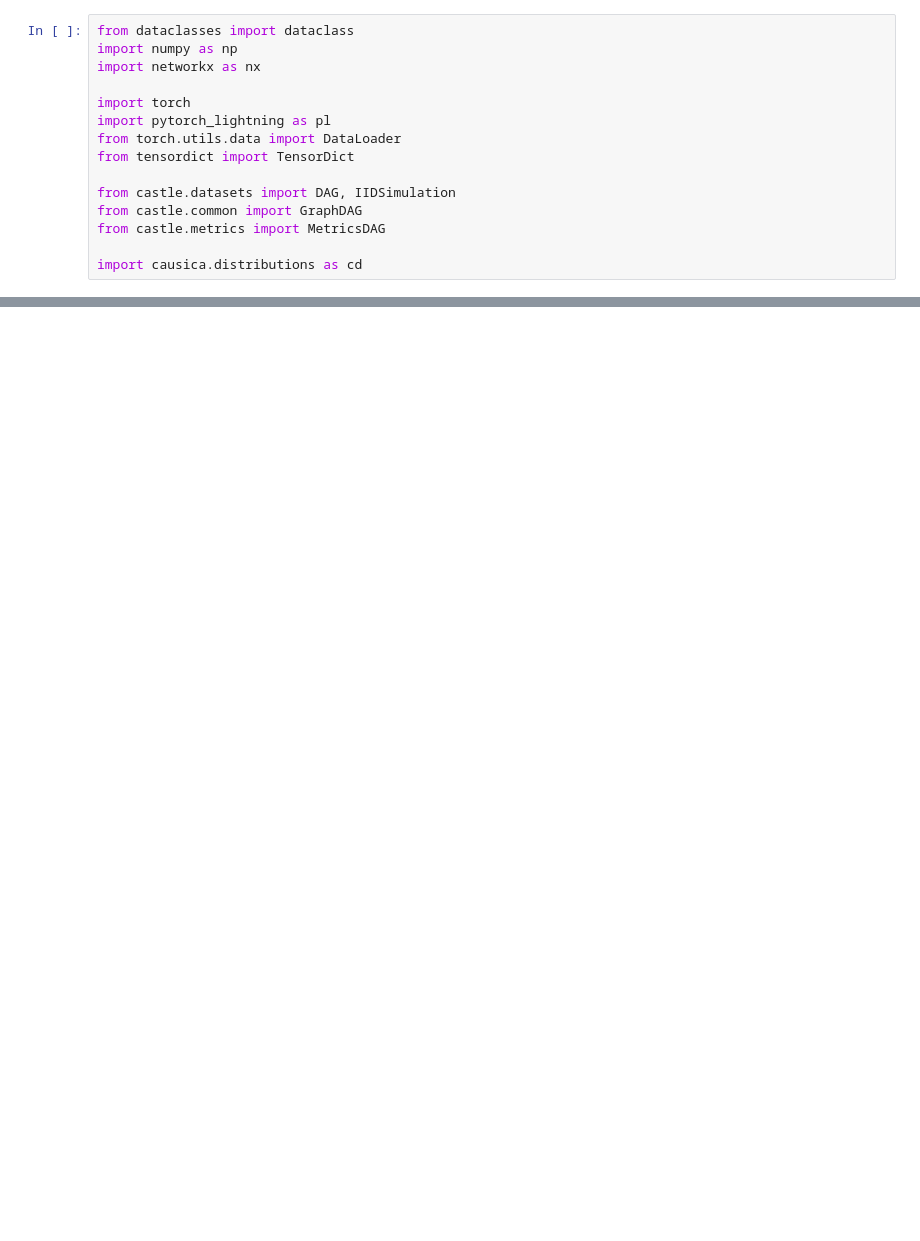
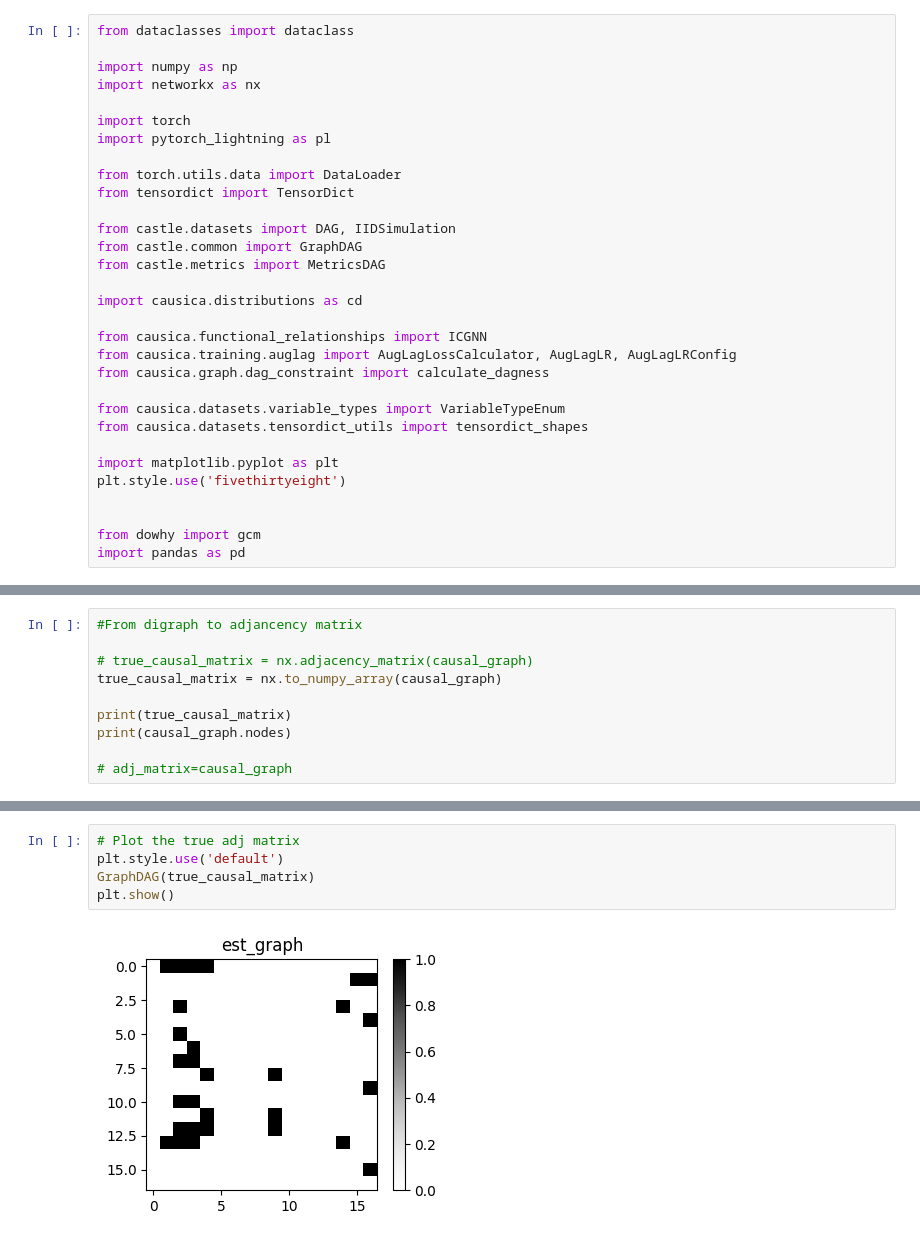
Before and after one commit to FlavScheidt/flexi-pipe, a Jupyter notebook: data/CausalAnalysis/CausalDiscovery/DECIAnalysis.ipynb, the cells around one changed output, grey strips where cells are left out. Cells and saved outputs as stored; diff of their text form; blank space fills up the shorter version.

```diff
--- a/data/CausalAnalysis/CausalDiscovery/DECIAnalysis.ipynb
+++ b/data/CausalAnalysis/CausalDiscovery/DECIAnalysis.ipynb
@@ -1,10 +1,12 @@
 # %%
 from dataclasses import dataclass
+
 import numpy as np
 import networkx as nx
 
 import torch
 import pytorch_lightning as pl
+
 from torch.utils.data import DataLoader
 from tensordict import TensorDict
 
@@ -13,3 +15,17 @@ from castle.common import GraphDAG
 from castle.metrics import MetricsDAG
 
 import causica.distributions as cd
+
+from causica.functional_relationships import ICGNN
+from causica.training.auglag import AugLagLossCalculator, AugLagLR, AugLagLRConfig
+from causica.graph.dag_constraint import calculate_dagness
+
+from causica.datasets.variable_types import VariableTypeEnum
+from causica.datasets.tensordict_utils import tensordict_shapes
+
+import matplotlib.pyplot as plt
+plt.style.use('fivethirtyeight')
+
+
+from dowhy import gcm
+import pandas as pd
@@ -17,0 +75,10 @@ ModuleNotFoundError: No module named 'causica'
+# %%
+#From digraph to adjancency matrix
+
+# true_causal_matrix = nx.adjacency_matrix(causal_graph)
+true_causal_matrix = nx.to_numpy_array(causal_graph)
+
+print(true_causal_matrix)
+print(causal_graph.nodes)
+
+# adj_matrix=causal_graph
@@ -17,0 +191,7 @@ ModuleNotFoundError: No module named 'causica'
+# %%
+# Plot the true adj matrix
+plt.style.use('default')
+GraphDAG(true_causal_matrix)
+plt.show()
+# %% [output]
+[figure, added]
```
Also changed, not shown: parts of 21 cells of this notebook, 2 other files.
